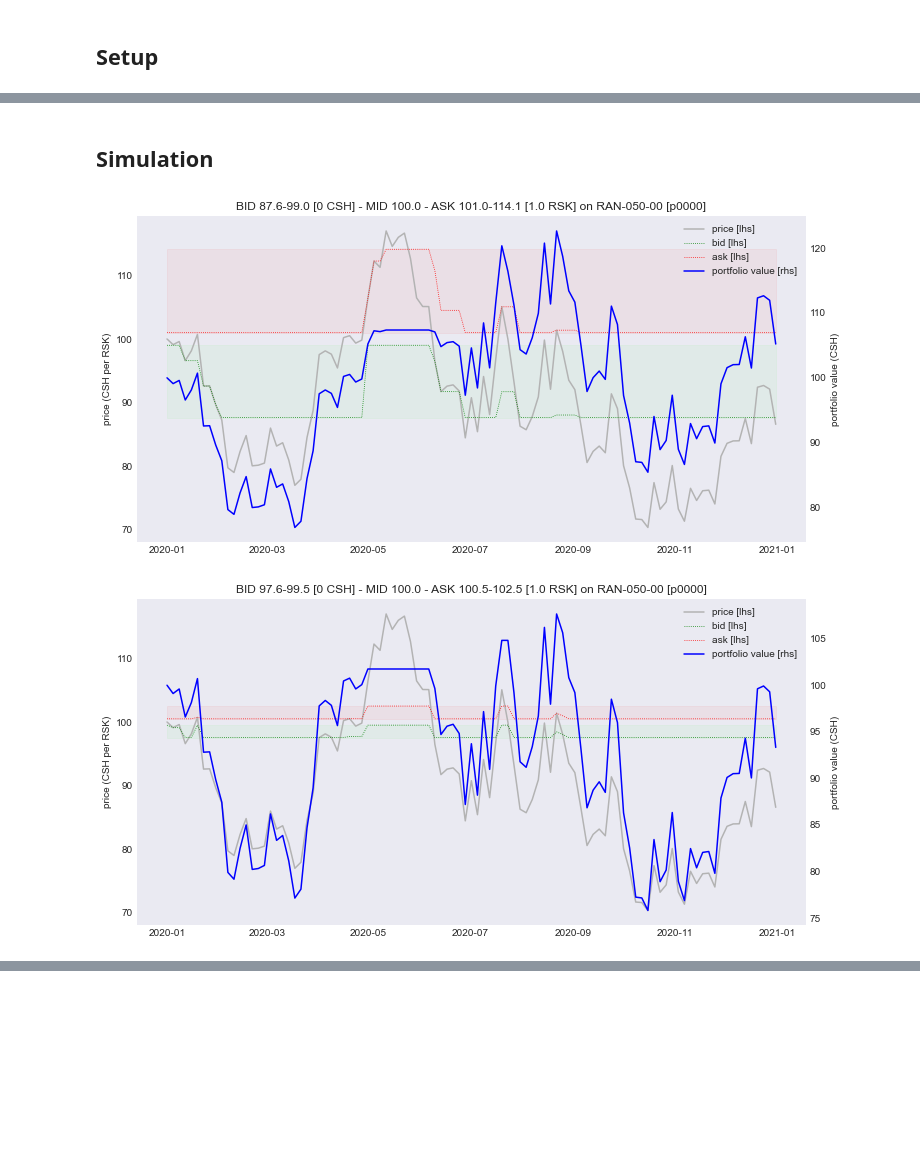
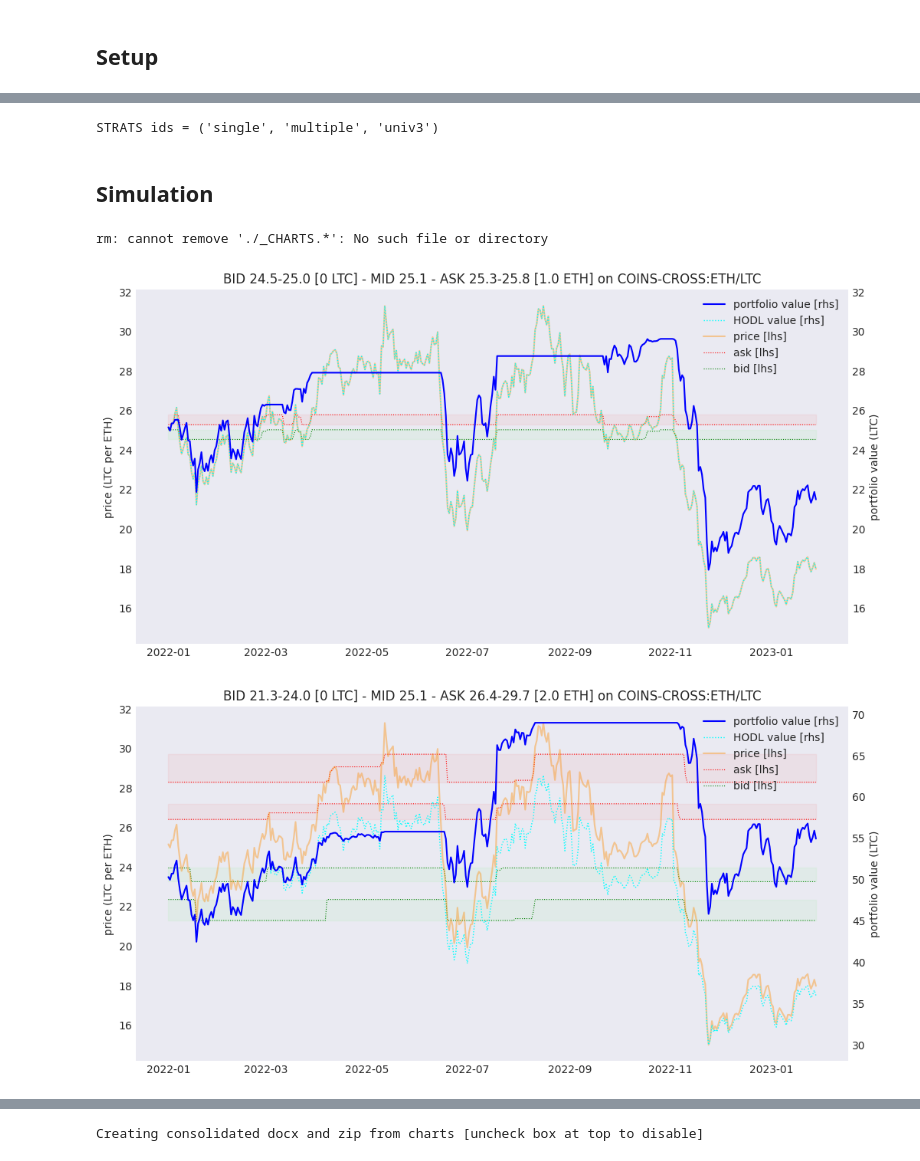
Before and after one commit to bancorprotocol/carbon-simulator, a Jupyter notebook: resources/demo/CarbonSim-Demo-7-3-FrozenData.ipynb, the cells around one changed output, grey strips where cells are left out. Saved outputs shown, nothing was run; the diff lists cells and outputs as text; code cells hidden in the pictures; blank space fills up the shorter version.

```diff
--- a/resources/demo/CarbonSim-Demo-7-3-FrozenData.ipynb
+++ b/resources/demo/CarbonSim-Demo-7-3-FrozenData.ipynb
@@ -49,7 +43,7 @@ filename determines collection, eg `RANPTH-05000-0000` is sig=50% vol and mu=0%
 # %%
-DATAID = "RAN-050-00"
+DATAID = "COINS-CROSS"
 
 DATAPATH = "../data"
 DATAFN = j(DATAPATH, f"{DATAID}.pickle")
-print(f"Chose data id {DATAID}")
+print(f"DATAID = {DATAID}")
 # %% [output]
@@ -61,0 +62,8 @@ Chose data id RAN-050-00
+# %%
+COLS_INVERT = {
+    "ETH/LTC"   : False,
+    "ETH/OKB"   : False,
+    "DOT/MATIC" : False,
+    "BNB/AVAX"  : False
+}
+print(f"COLS_INVERT = {COLS_INVERT}")
@@ -66,8 +91,10 @@ This is the list of strategies to be tested against the paths. Note: it is recom
 # %%
-# strats = (
-#     strategy.from_mwh(m=100, g=0.10, w=0.05, amt_rsk=1, amt_csh=0),
-#     strategy.from_mwh(m=100, g=0.20, w=0.05, amt_rsk=1, amt_csh=0),
-#     strategy.from_mwh(m=100, g=0.10, w=0.20, amt_rsk=1, amt_csh=0),
-#     strategy.from_mwh(m=100, g=0.20, w=0.20, amt_rsk=1, amt_csh=0),
-# )
-# #strats
+STRATS = {
+     "single":     strategy.from_mgw(m=100, g=0.01, w=0.02, amt_rsk=1, amt_csh=0),
+     "multiple":   [strategy.from_mgw(m=100, g=0.25, w=0.05, amt_rsk=1, amt_csh=0),
+                   strategy.from_mgw(m=100, g=0.10, w=0.03, amt_rsk=1, amt_csh=0)],
+     "univ3":      strategy.from_u3(p_lo=100, p_hi=150, start_below=True, fee_pc=0.05, tvl_csh=1000),
+}
+print(f"STRATS ids = {tuple(STRATS)}")
+# %% [output]
+STRATS ids = ('single', 'multiple', 'univ3')
@@ -81,17 +101,24 @@ strats = (
+# %%
+STARTPC = 0
+LENPC = 1
+PATH_MIN_DATE = "2022-01-01"
 # %% [markdown]
 ## Simulation
+# %%
+if DELETE_BEFORE_SIM:
+    !rm {OUTPATH}/*.png
+    !rm {OUTPATH}/_CHARTS.*
+# %% [output]
+rm: cannot remove './_CHARTS.*': No such file or directory
 # %%
-for colnm in ["p0000", "p0001", "p0002"][:1]:
-    for ix, strat in enumerate(strats):
-
-        path = pdread(DATAFN, colnm)
-        simresults = run_sim(strat, path)
-        plot_sim(strat, path, simresults, f"{DATAID} [{colnm}]", params)
-
-        # save charts
+for colnm, invert in COLS_INVERT.items():
+    path, pair = pdread(DATAFN, colnm, from_pc=STARTPC, period_pc=LENPC, min_dt=PATH_MIN_DATE, invert=invert, tkns=True)
+    for stratid, strat in STRATS.items():
+        simresults = run_sim(strat, path, shift=0)
+        plot_sim(simresults, simresults, f"{DATAID}:{colnm}", Params(**SIM_PARAMS), pair=pair)
         if isinstance(OUTPATH, str):
-            plt.savefig(j(OUTPATH, f"{DATAID}-{colnm}-{ix}.png"))
+            plt.savefig(j(OUTPATH, fname(DATAID, colnm, stratid)))
         plt.show()
 # %% [output]
-[figure, old version]
+[figure, new version]
-[figure, old version]
+[figure, new version]
@@ -102,7 +139,9 @@ if OUTPATH:
 # %%
 if OUTPATH:
-    filelist = os.listdir(OUTPATH)
-    filelist = [fn for fn in filelist if fn[-4:]==".png"]
-    markdown = "\n\n".join(f"![]({OUTPATH}/{fn})" for fn in filelist)
-    fsave(markdown, "_sim-charts.md", OUTPATH)
-    !pandoc {OUTPATH}/_sim-charts.md -o {OUTPATH}/_sim-charts.docx
+    print("Creating consolidated docx and zip from charts [uncheck box at top to disable]")
+    markdown = "\n\n".join(f"![]({OUTPATH}/{fn})" for fn in [fn for fn in os.listdir(OUTPATH) if fn[-4:]==".png"])
+    fsave(markdown, "_CHARTS.md", OUTPATH, quiet=True)
+    !pandoc {OUTPATH}/_CHARTS.md -o {OUTPATH}/_CHARTS.docx
+    !zip _CHARTS.zip -qq *.png
+# %% [output]
+Creating consolidated docx and zip from charts [uncheck box at top to disable]
```
Also changed, not shown: parts of 19 cells of this notebook, 3 other files.
